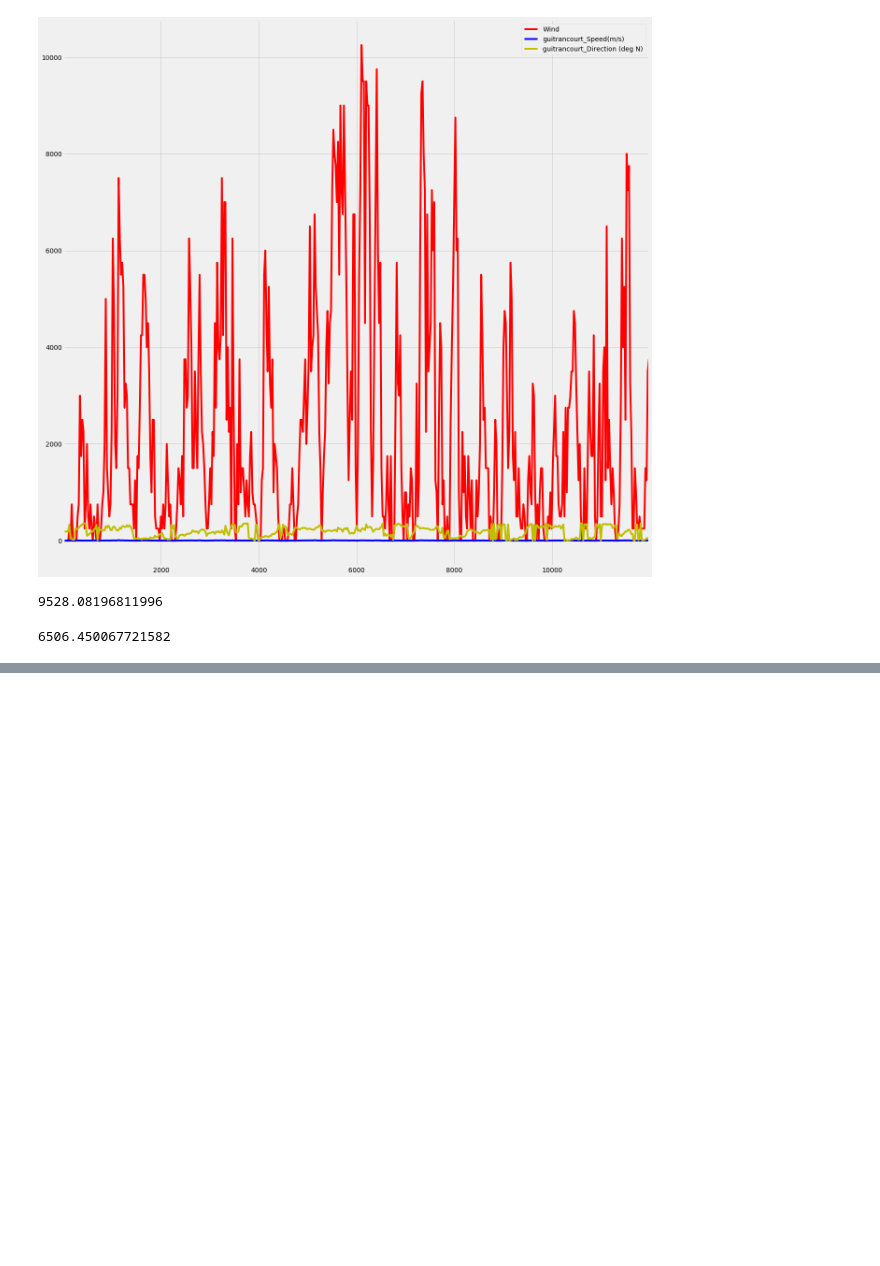
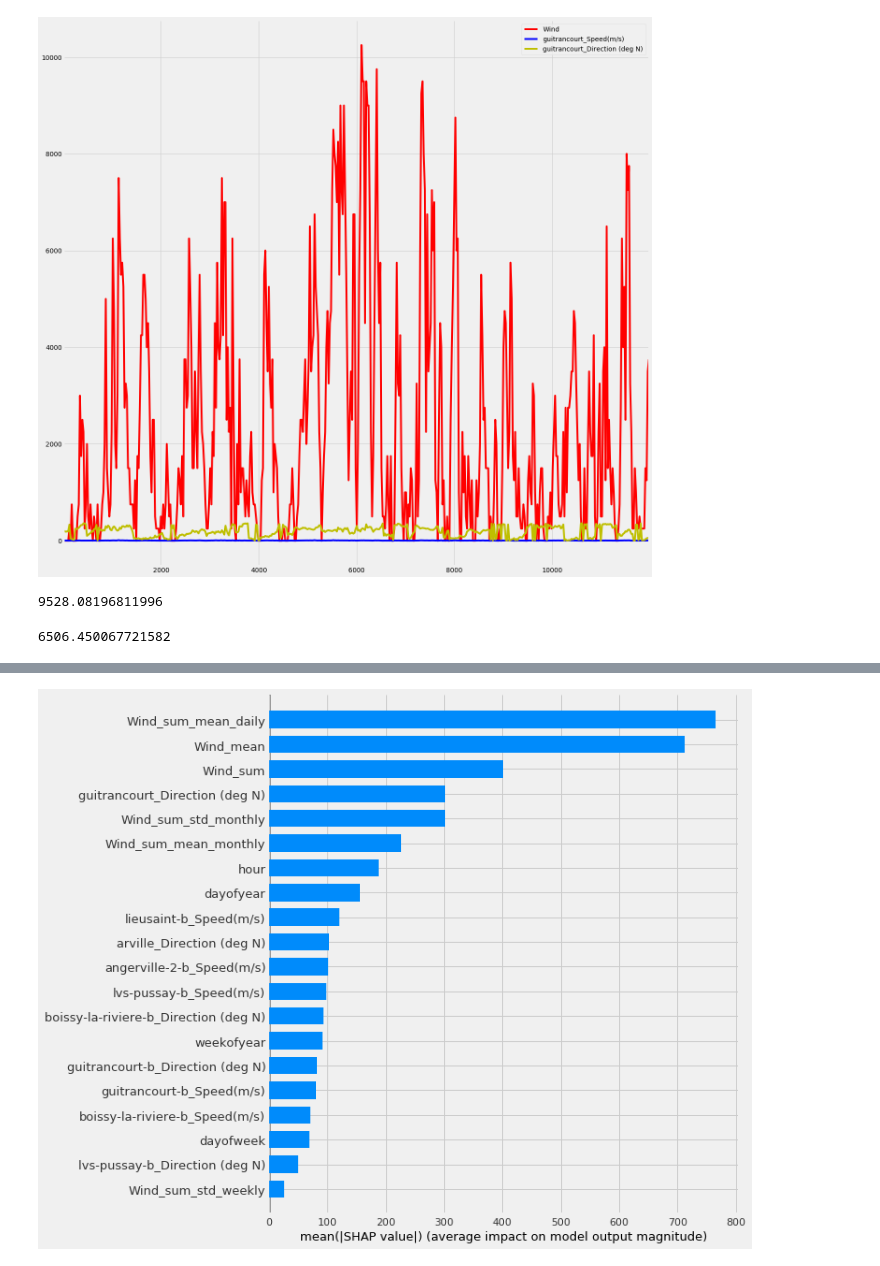
Before and after one commit to wesley34/ai4impactProject2, a Jupyter notebook: tony.ipynb, the cells around one changed output, grey strips where cells are left out. Cells and saved outputs as stored; diff of their text form; code cells hidden in the pictures; blank space fills up the shorter version.

```diff
--- a/tony.ipynb
+++ b/tony.ipynb
@@ -241,0 +319,5 @@ _ = test_result[['target','prediction']].plot(figsize=(15, 5))
+# %%
+# feature importance plot
+shap.summary_plot(shap_values, X_train, plot_type="bar")
+# %% [output]
+[figure, added]
```
Also changed, not shown: parts of 28 cells of this notebook, 8 other files.
